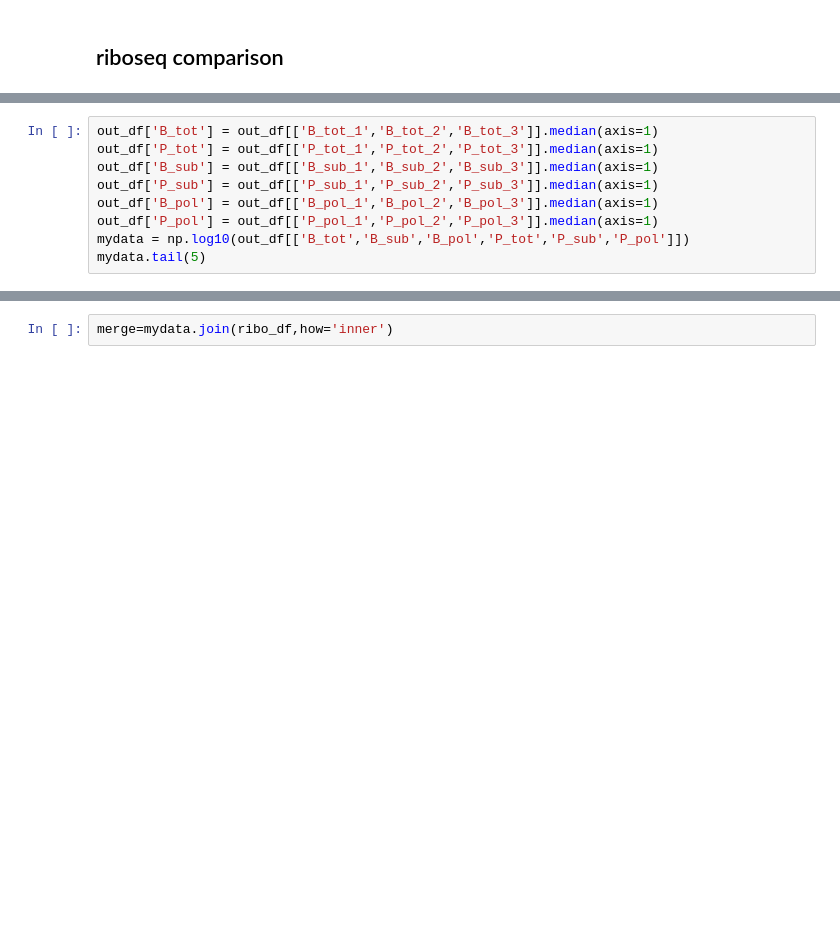
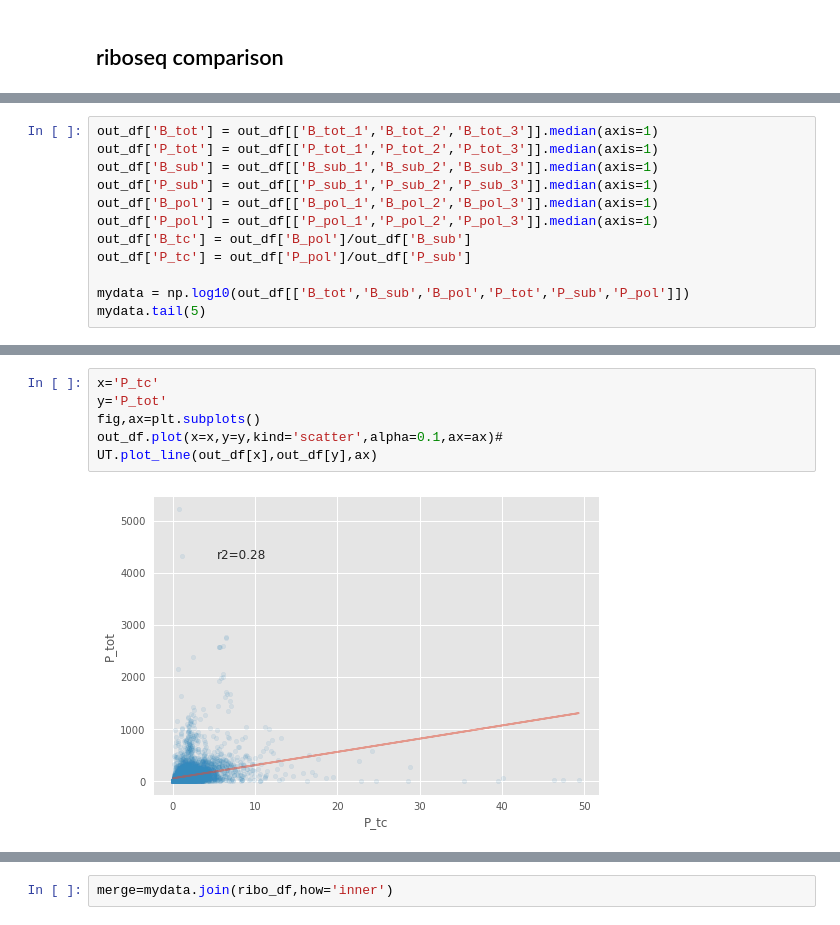
Before and after one commit to mtinti/polysome, a Jupyter notebook: FiguresPaper.ipynb, the cells around one changed output, grey strips where cells are left out. Drawn from its saved outputs; the diff is of its cells as text; blank space fills up the shorter version.

```diff
--- a/FiguresPaper.ipynb
+++ b/FiguresPaper.ipynb
@@ -1839,5 +2647,8 @@ out_df['B_sub'] = out_df[['B_sub_1','B_sub_2','B_sub_3']].median(axis=1)
 out_df['P_sub'] = out_df[['P_sub_1','P_sub_2','P_sub_3']].median(axis=1)
 out_df['B_pol'] = out_df[['B_pol_1','B_pol_2','B_pol_3']].median(axis=1)
 out_df['P_pol'] = out_df[['P_pol_1','P_pol_2','P_pol_3']].median(axis=1)
+out_df['B_tc'] = out_df['B_pol']/out_df['B_sub']
+out_df['P_tc'] = out_df['P_pol']/out_df['P_sub']
+
 mydata = np.log10(out_df[['B_tot','B_sub','B_pol','P_tot','P_sub','P_pol']])
 mydata.tail(5)
@@ -1843,0 +2670,8 @@ mydata.tail(5)
+# %%
+x='P_tc'
+y='P_tot'
+fig,ax=plt.subplots()
+out_df.plot(x=x,y=y,kind='scatter',alpha=0.1,ax=ax)#
+UT.plot_line(out_df[x],out_df[y],ax)
+# %% [output]
+[figure, added]
```
Also changed, not shown: parts of 114 cells of this notebook, 1 other file.
